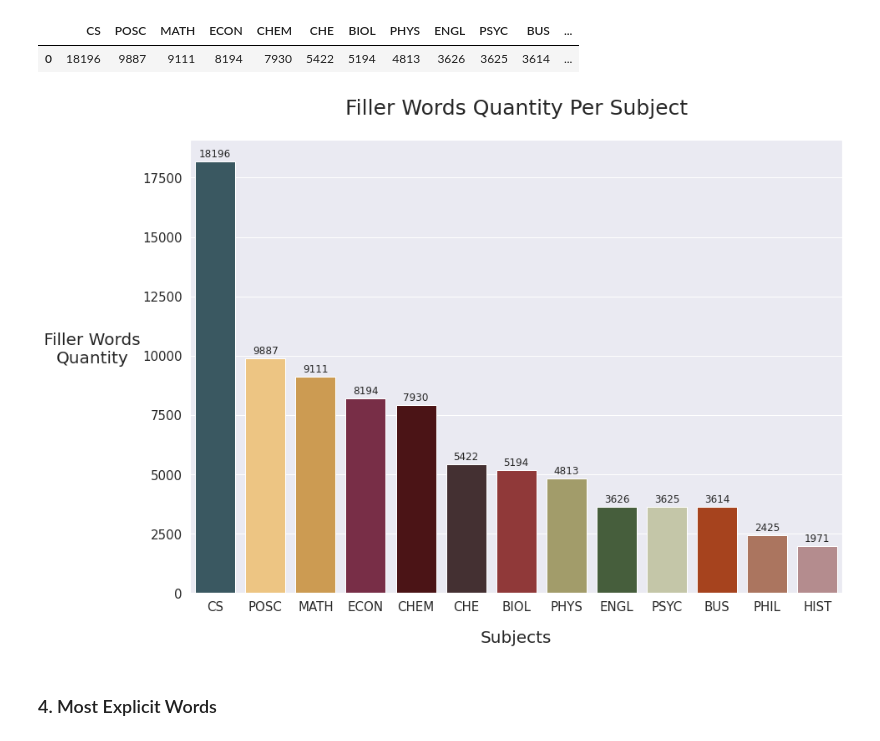
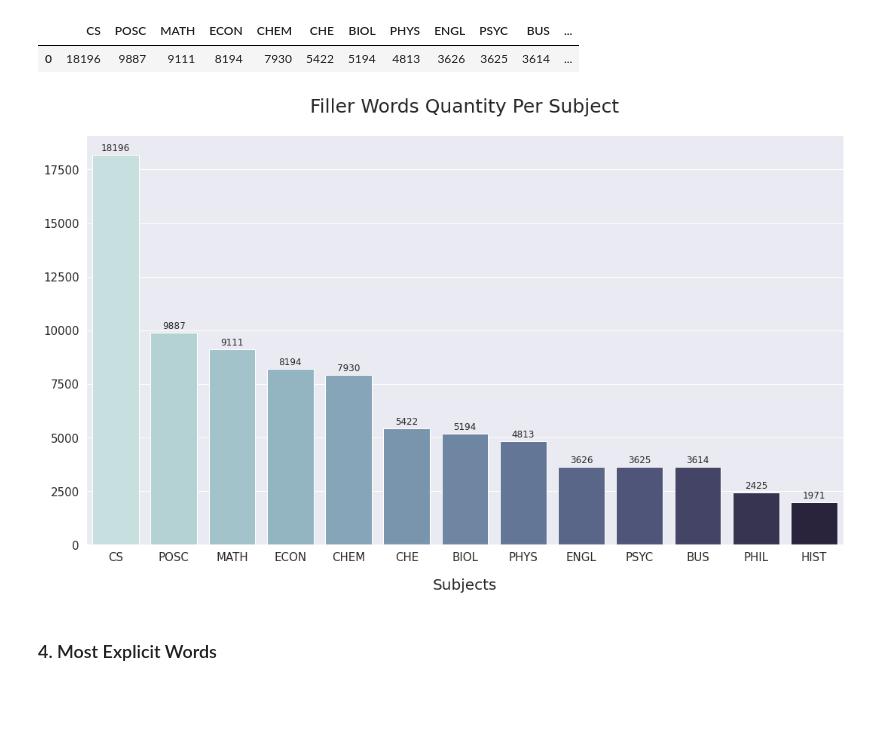
Before and after one commit to richard-duong/GuessTheClass, a Jupyter notebook: notebooks/bag_of_words_analysis.ipynb, the cells around one changed output. Saved outputs shown, nothing was run; the diff lists cells and outputs as text; code cells hidden in the pictures; blank space fills up the shorter version.

```diff
--- a/notebooks/bag_of_words_analysis.ipynb
+++ b/notebooks/bag_of_words_analysis.ipynb
@@ -232,21 +272,21 @@ filler_count_df
 |  | CS | POSC | MATH | ECON | CHEM | CHE | BIOL | PHYS | ENGL | PSYC | BUS | ... |
 | 0 | 18196 | 9887 | 9111 | 8194 | 7930 | 5422 | 5194 | 4813 | 3626 | 3625 | 3614 | ... |
 # %%
-filler_count_fig, filler_count_axes = plt.subplots(nrows = 1, ncols = 1, figsize = (14, 10))
+filler_count_fig, filler_count_axes = plt.subplots(nrows = 1, ncols = 1, figsize = (18, 10))
 sns.set()
 
 # Graph Preparation
 filler_count_x_vals = filler_count_df.columns
 filler_count_y_vals = filler_count_df.loc[0]
-filler_count_graph = sns.barplot(x = filler_count_x_vals, y = filler_count_y_vals, palette=color_palette)
+filler_count_graph = sns.barplot(x = filler_count_x_vals, y = filler_count_y_vals, palette="ch:s=.2,r=-.3")
 filler_count_graph.set_title("Filler Words Quantity Per Subject", size = 25, pad = 30)
 filler_count_graph.set_xlabel("Subjects", size = 20, labelpad = 20)
-filler_count_graph.set_ylabel("Filler Words\nQuantity", size = 20, labelpad = 60, rotation=0)
+filler_count_graph.set_ylabel("", size = 20, labelpad = 60, rotation=0)
 filler_count_graph.tick_params(axis = "x", labelsize = 15, rotation = 0)
 filler_count_graph.tick_params(axis = "y", labelsize = 15)
 annotate_bargraph(filler_count_graph)
 # %% [output]
-[figure, old version]
+[figure, new version]
 # %% [markdown]
 <h3>4. Most Explicit Words</h3>
 # %%
```
Also changed, not shown: parts of 14 cells of this notebook, 12 other files.
